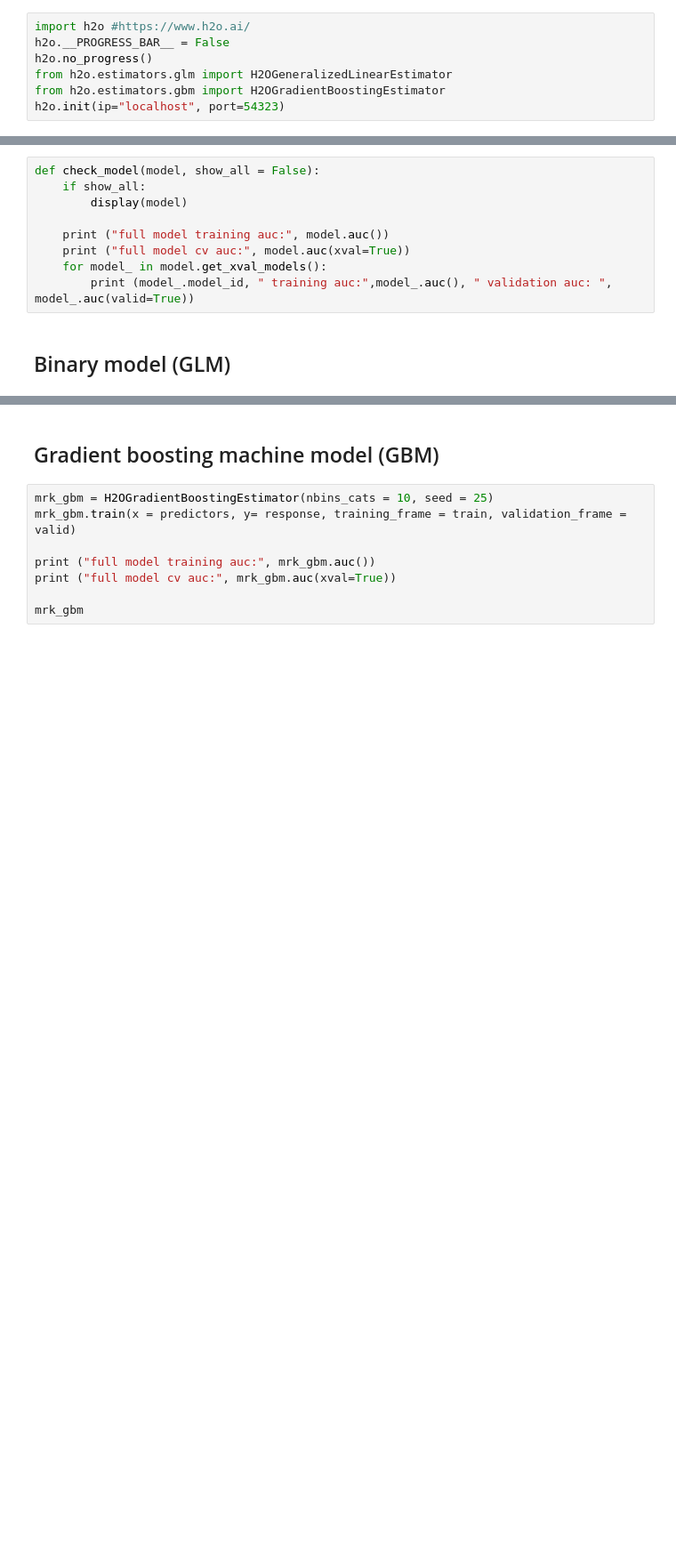
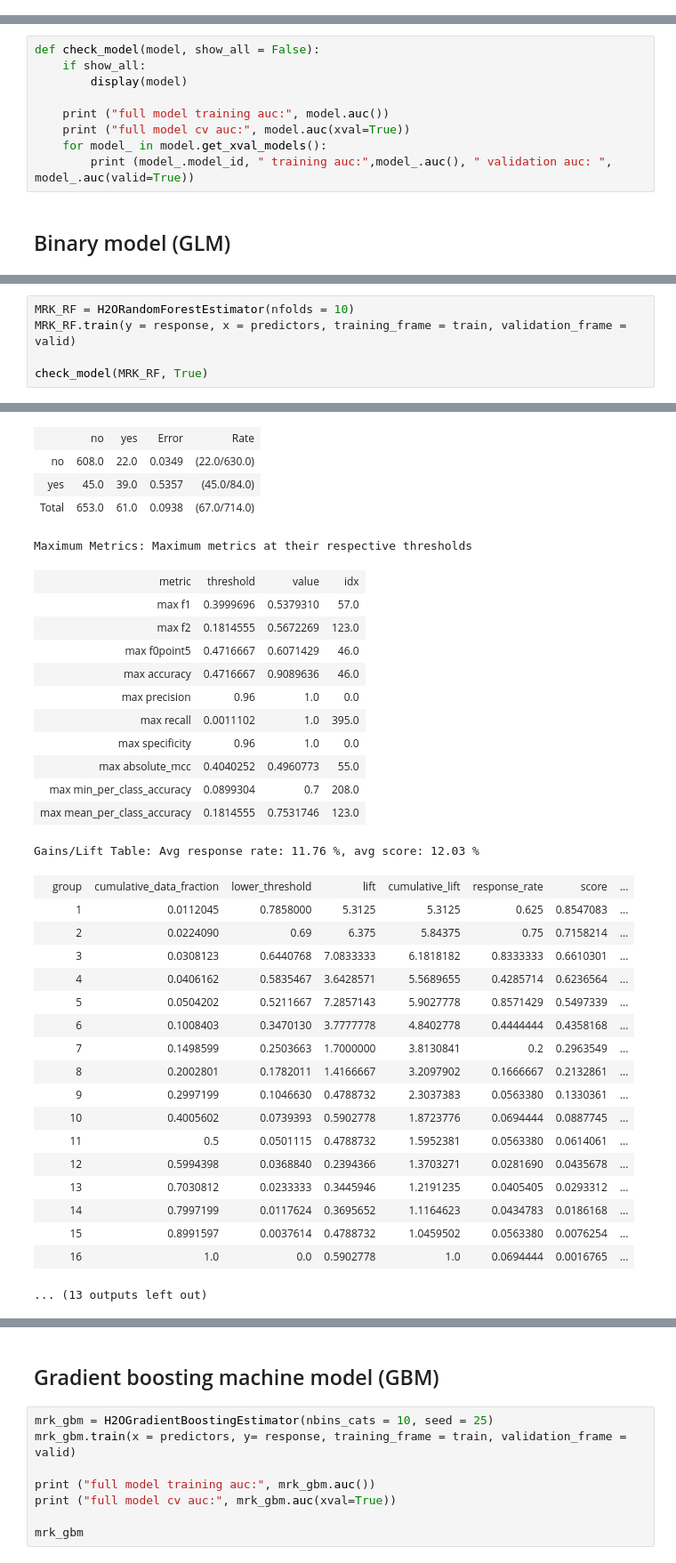
Before and after one commit to giorgiosaez/data-science-cases, a Jupyter notebook: Marketing-ELVT/2.Marketing_Case-ELVT-Build-inProgress.ipynb, the cells around one changed output, grey strips where cells are left out. Shown at 89% size. Drawn from its saved outputs; the diff is of its cells as text; blank space fills up the shorter version.

```diff
--- a/Marketing-ELVT/2.Marketing_Case-ELVT-Build-inProgress.ipynb
+++ b/Marketing-ELVT/2.Marketing_Case-ELVT-Build-inProgress.ipynb
@@ -33,10 +33,3 @@ FILE = 'marketing_training_cleaned.csv'
 TEST_DF_FILE = './marketing_test.pkl'
 MODEL_FILE = 'marketing_model'
 data = pd.read_csv(FILE)
-# %%
-import h2o #https://www.h2o.ai/
-h2o.__PROGRESS_BAR__ = False
-h2o.no_progress()
-from h2o.estimators.glm import H2OGeneralizedLinearEstimator
-from h2o.estimators.gbm import H2OGradientBoostingEstimator
-h2o.init(ip="localhost", port=54323)
@@ -132,0 +245,6 @@ pred.cbind(oot['responded'])
+# %%
+MRK_RF = H2ORandomForestEstimator(nfolds = 10)
+MRK_RF.train(y = response, x = predictors, training_frame = train, validation_frame = valid)
+
+check_model(MRK_RF, True)
+# %% [output]
@@ -132,0 +311,35 @@ pred.cbind(oot['responded'])
+|  | no | yes | Error | Rate |
+| no | 608.0 | 22.0 | 0.0349 | (22.0/630.0) |
+| yes | 45.0 | 39.0 | 0.5357 | (45.0/84.0) |
+| Total | 653.0 | 61.0 | 0.0938 | (67.0/714.0) |
+Maximum Metrics: Maximum metrics at their respective thresholds
+| metric | threshold | value | idx |
+| max f1 | 0.3999696 | 0.5379310 | 57.0 |
+| max f2 | 0.1814555 | 0.5672269 | 123.0 |
+| max f0point5 | 0.4716667 | 0.6071429 | 46.0 |
+| max accuracy | 0.4716667 | 0.9089636 | 46.0 |
+| max precision | 0.96 | 1.0 | 0.0 |
+| max recall | 0.0011102 | 1.0 | 395.0 |
+| max specificity | 0.96 | 1.0 | 0.0 |
+| max absolute_mcc | 0.4040252 | 0.4960773 | 55.0 |
+| max min_per_class_accuracy | 0.0899304 | 0.7 | 208.0 |
+| max mean_per_class_accuracy | 0.1814555 | 0.7531746 | 123.0 |
+Gains/Lift Table: Avg response rate: 11.76 %, avg score: 12.03 %
+|  | group | cumulative_data_fraction | lower_threshold | lift | cumulative_lift | response_rate | score | ... |
+|  | 1 | 0.0112045 | 0.7858000 | 5.3125 | 5.3125 | 0.625 | 0.8547083 | ... |
+|  | 2 | 0.0224090 | 0.69 | 6.375 | 5.84375 | 0.75 | 0.7158214 | ... |
+|  | 3 | 0.0308123 | 0.6440768 | 7.0833333 | 6.1818182 | 0.8333333 | 0.6610301 | ... |
+|  | 4 | 0.0406162 | 0.5835467 | 3.6428571 | 5.5689655 | 0.4285714 | 0.6236564 | ... |
+|  | 5 | 0.0504202 | 0.5211667 | 7.2857143 | 5.9027778 | 0.8571429 | 0.5497339 | ... |
+|  | 6 | 0.1008403 | 0.3470130 | 3.7777778 | 4.8402778 | 0.4444444 | 0.4358168 | ... |
+|  | 7 | 0.1498599 | 0.2503663 | 1.7000000 | 3.8130841 | 0.2 | 0.2963549 | ... |
+|  | 8 | 0.2002801 | 0.1782011 | 1.4166667 | 3.2097902 | 0.1666667 | 0.2132861 | ... |
+|  | 9 | 0.2997199 | 0.1046630 | 0.4788732 | 2.3037383 | 0.0563380 | 0.1330361 | ... |
+|  | 10 | 0.4005602 | 0.0739393 | 0.5902778 | 1.8723776 | 0.0694444 | 0.0887745 | ... |
+|  | 11 | 0.5 | 0.0501115 | 0.4788732 | 1.5952381 | 0.0563380 | 0.0614061 | ... |
+|  | 12 | 0.5994398 | 0.0368840 | 0.2394366 | 1.3703271 | 0.0281690 | 0.0435678 | ... |
+|  | 13 | 0.7030812 | 0.0233333 | 0.3445946 | 1.2191235 | 0.0405405 | 0.0293312 | ... |
+|  | 14 | 0.7997199 | 0.0117624 | 0.3695652 | 1.1164623 | 0.0434783 | 0.0186168 | ... |
+|  | 15 | 0.8991597 | 0.0037614 | 0.4788732 | 1.0459502 | 0.0563380 | 0.0076254 | ... |
+|  | 16 | 1.0 | 0.0 | 0.5902778 | 1.0 | 0.0694444 | 0.0016765 | ... |
+... (13 outputs left out)
```
Also changed, not shown: parts of 13 cells of this notebook, 3 other files.
